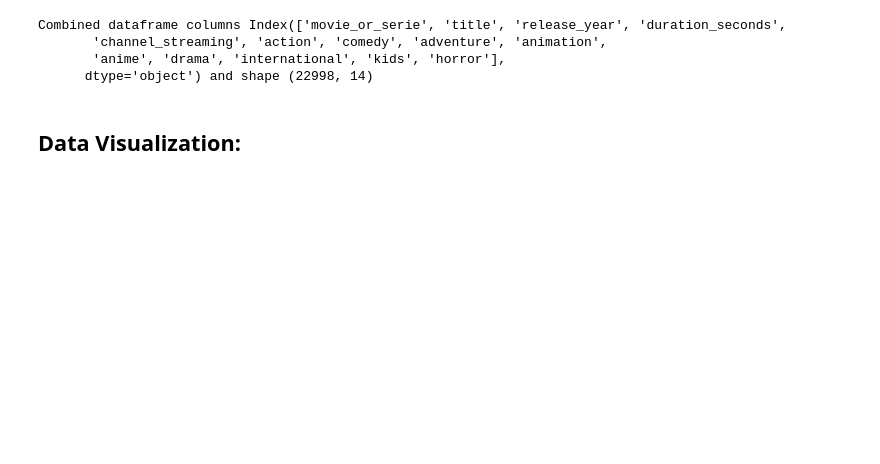
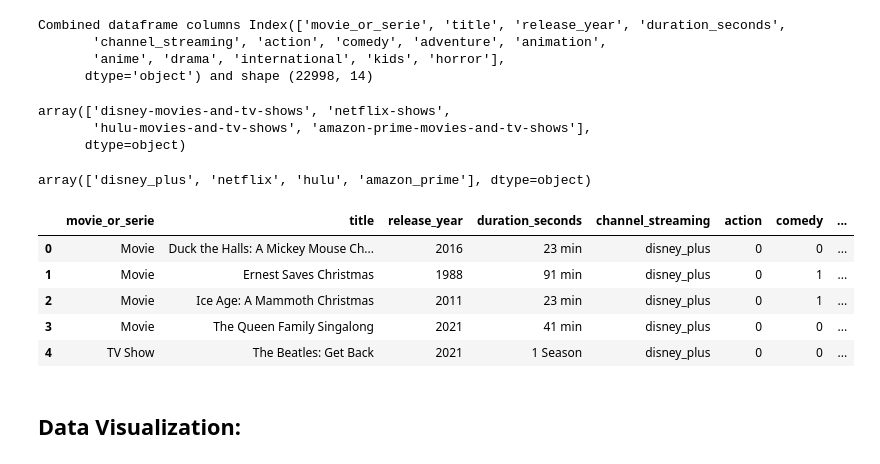
Before and after one commit to karisp94/si618_project, a Jupyter notebook: ProjectPart1.ipynb, the cells around one changed output. Saved outputs shown, nothing was run; the diff lists cells and outputs as text; code cells hidden in the pictures; blank space fills up the shorter version.

```diff
--- a/ProjectPart1.ipynb
+++ b/ProjectPart1.ipynb
@@ -171,3 +175,10 @@ Combined dataframe columns Index(['movie_or_serie', 'title', 'release_year', 'du
        'channel_streaming', 'action', 'comedy', 'adventure', 'animation',
        'anime', 'drama', 'international', 'kids', 'horror'],
       dtype='object') and shape (22998, 14)
+# %%
+# check which streaming platforms are included
+streaming_combines["channel_streaming"].unique()
+# %% [output]
+array(['disney-movies-and-tv-shows', 'netflix-shows',
+       'hulu-movies-and-tv-shows', 'amazon-prime-movies-and-tv-shows'],
+      dtype=object)
@@ -174,3 +193,17 @@ Combined dataframe columns Index(['movie_or_serie', 'title', 'release_year', 'du
+# %%
+# make sure the names were changed correctly
+streaming_combines["channel_streaming"].unique()
+# %% [output]
+array(['disney_plus', 'netflix', 'hulu', 'amazon_prime'], dtype=object)
+# %%
+streaming_combines.head()
+# %% [output]
+|  | movie_or_serie | title | release_year | duration_seconds | channel_streaming | action | comedy | ... |
+| 0 | Movie | Duck the Halls: A Mickey Mouse Ch... | 2016 | 23 min | disney_plus | 0 | 0 | ... |
+| 1 | Movie | Ernest Saves Christmas | 1988 | 91 min | disney_plus | 0 | 1 | ... |
+| 2 | Movie | Ice Age: A Mammoth Christmas | 2011 | 23 min | disney_plus | 0 | 1 | ... |
+| 3 | Movie | The Queen Family Singalong | 2021 | 41 min | disney_plus | 0 | 0 | ... |
+| 4 | TV Show | The Beatles: Get Back | 2021 | 1 Season | disney_plus | 0 | 0 | ... |
 # %% [markdown]
 ## **Data Visualization:**
 # %%
```
Also changed, not shown: parts of 11 cells of this notebook, 1 other file.
